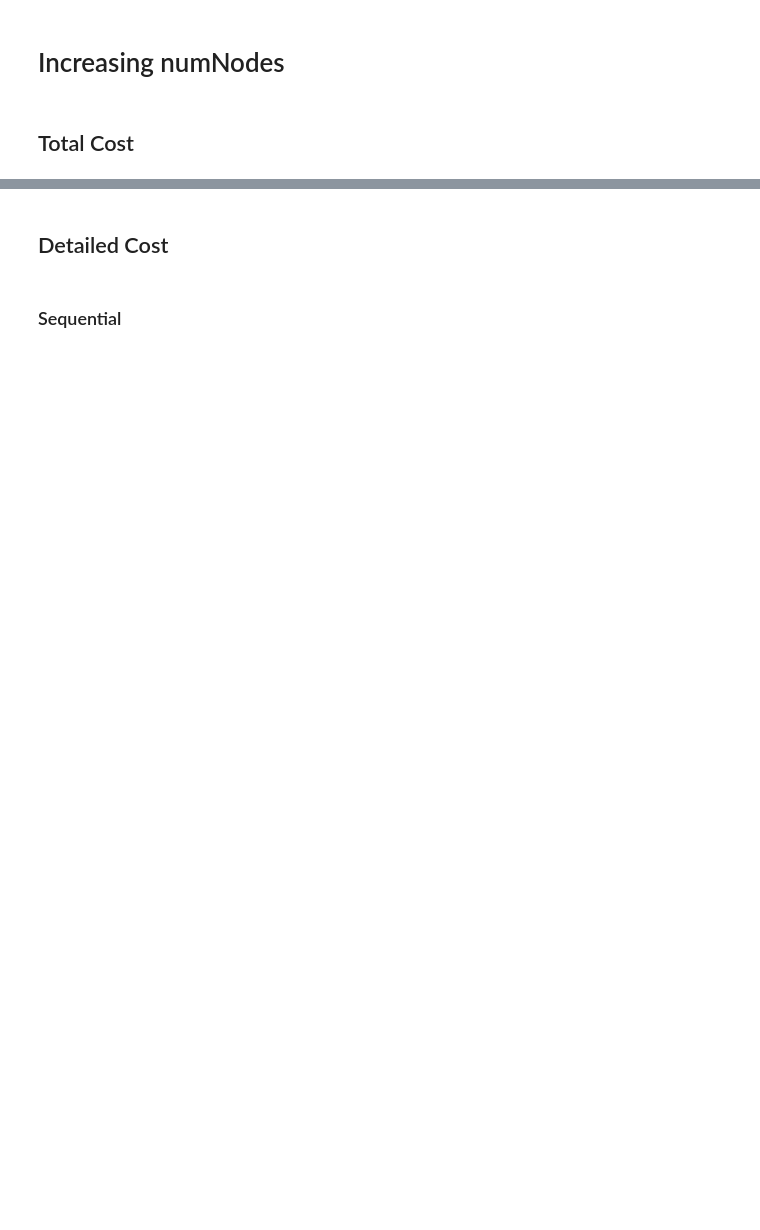
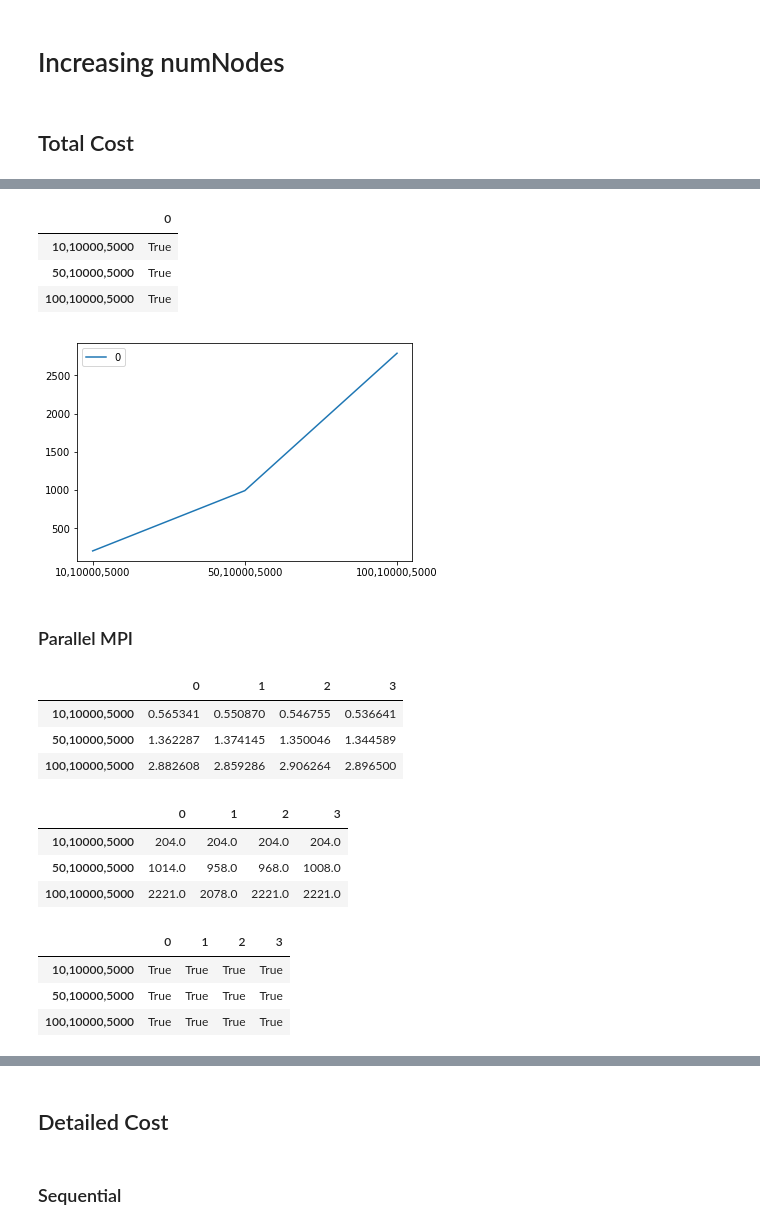
Before and after one commit to danif93/Genetic-Travelling-Salesman, a Jupyter notebook: code/python_dataAnalysis/read_files.ipynb, the cells around one changed output, grey strips where cells are left out. Saved outputs shown, nothing was run; the diff lists cells and outputs as text; code cells hidden in the pictures; blank space fills up the shorter version.

```diff
--- a/code/python_dataAnalysis/read_files.ipynb
+++ b/code/python_dataAnalysis/read_files.ipynb
@@ -55,0 +62,5 @@ plt.legend(df_prec.columns);
+# %%
+path = "../results/total/parallel"
+files = sorted(os.listdir(path))
+# %%
+df_par_time,df_par_prec,df_par_conv = fill_dataFrame_total(path,files)
@@ -55,0 +81,14 @@ plt.legend(df_prec.columns);
+# %%
+df_par_conv
+# %% [output]
+|  | 0 |
+| 10,10000,5000 | True |
+| 50,10000,5000 | True |
+| 100,10000,5000 | True |
+# %%
+plt.plot(df_par_prec);
+plt.legend(df_par_prec.columns);
+# %% [output]
+[figure, added]
+# %% [markdown]
+### Parallel MPI
@@ -55,0 +100,21 @@ plt.legend(df_prec.columns);
+# %%
+df_mpi_time
+# %% [output]
+|  | 0 | 1 | 2 | 3 |
+| 10,10000,5000 | 0.565341 | 0.550870 | 0.546755 | 0.536641 |
+| 50,10000,5000 | 1.362287 | 1.374145 | 1.350046 | 1.344589 |
+| 100,10000,5000 | 2.882608 | 2.859286 | 2.906264 | 2.896500 |
+# %%
+df_mpi_prec
+# %% [output]
+|  | 0 | 1 | 2 | 3 |
+| 10,10000,5000 | 204.0 | 204.0 | 204.0 | 204.0 |
+| 50,10000,5000 | 1014.0 | 958.0 | 968.0 | 1008.0 |
+| 100,10000,5000 | 2221.0 | 2078.0 | 2221.0 | 2221.0 |
+# %%
+df_mpi_conv
+# %% [output]
+|  | 0 | 1 | 2 | 3 |
+| 10,10000,5000 | True | True | True | True |
+| 50,10000,5000 | True | True | True | True |
+| 100,10000,5000 | True | True | True | True |
```
Also changed, not shown: parts of 48 cells of this notebook, 41 other files.
